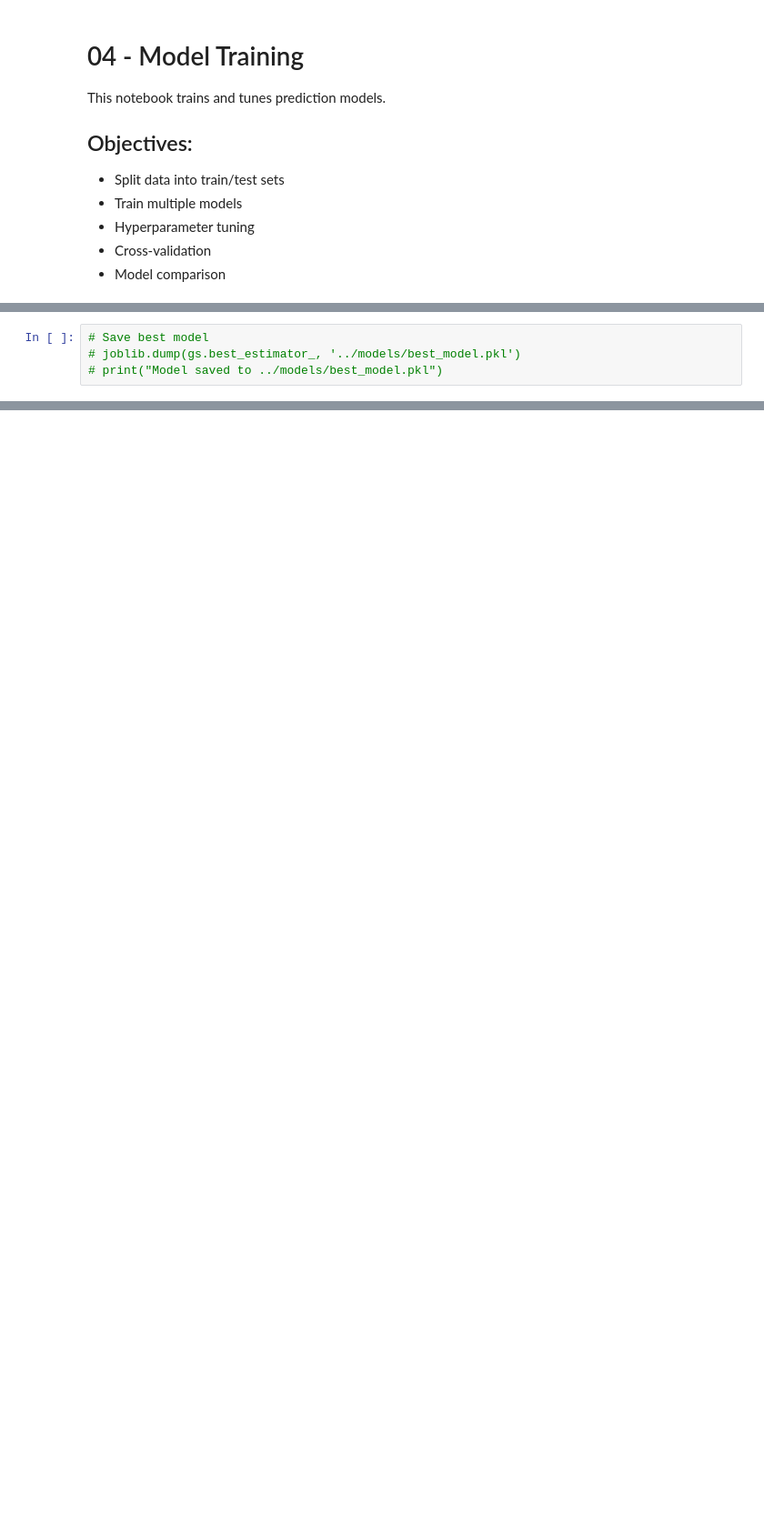
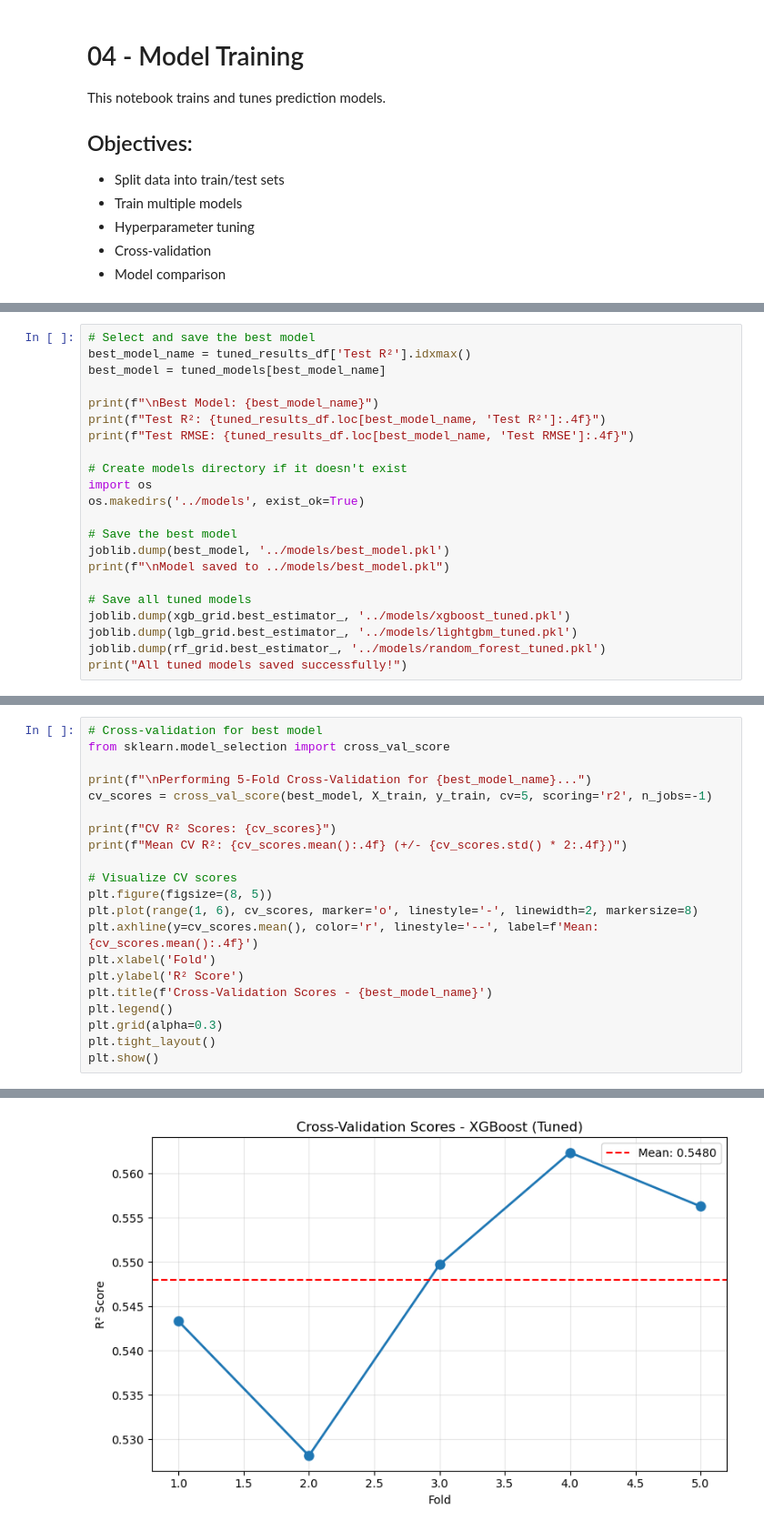
Before and after one commit to TThanhc/movie-revenue-predictor, a Jupyter notebook: notebooks/04_model_training.ipynb, the cells around one changed output, grey strips where cells are left out. Shown at 91% size. Cells and saved outputs as stored; diff of their text form; blank space fills up the shorter version.

```diff
--- a/notebooks/04_model_training.ipynb
+++ b/notebooks/04_model_training.ipynb
@@ -58,4 +377,22 @@ print(f"Data shape: {df.shape}")
 # %%
-# Save best model
-# joblib.dump(gs.best_estimator_, '../models/best_model.pkl')
-# print("Model saved to ../models/best_model.pkl")
+# Select and save the best model
+best_model_name = tuned_results_df['Test R²'].idxmax()
+best_model = tuned_models[best_model_name]
+
+print(f"\nBest Model: {best_model_name}")
+print(f"Test R²: {tuned_results_df.loc[best_model_name, 'Test R²']:.4f}")
+print(f"Test RMSE: {tuned_results_df.loc[best_model_name, 'Test RMSE']:.4f}")
+
+# Create models directory if it doesn't exist
+import os
+os.makedirs('../models', exist_ok=True)
+
+# Save the best model
+joblib.dump(best_model, '../models/best_model.pkl')
+print(f"\nModel saved to ../models/best_model.pkl")
+
+# Save all tuned models
+joblib.dump(xgb_grid.best_estimator_, '../models/xgboost_tuned.pkl')
+joblib.dump(lgb_grid.best_estimator_, '../models/lightgbm_tuned.pkl')
+joblib.dump(rf_grid.best_estimator_, '../models/random_forest_tuned.pkl')
+print("All tuned models saved successfully!")
@@ -61,0 +431,22 @@ print(f"Data shape: {df.shape}")
+# %%
+# Cross-validation for best model
+from sklearn.model_selection import cross_val_score
+
+print(f"\nPerforming 5-Fold Cross-Validation for {best_model_name}...")
+cv_scores = cross_val_score(best_model, X_train, y_train, cv=5, scoring='r2', n_jobs=-1)
+
+print(f"CV R² Scores: {cv_scores}")
+print(f"Mean CV R²: {cv_scores.mean():.4f} (+/- {cv_scores.std() * 2:.4f})")
+
+# Visualize CV scores
+plt.figure(figsize=(8, 5))
+plt.plot(range(1, 6), cv_scores, marker='o', linestyle='-', linewidth=2, markersize=8)
+plt.axhline(y=cv_scores.mean(), color='r', linestyle='--', label=f'Mean: {cv_scores.mean():.4f}')
+plt.xlabel('Fold')
+plt.ylabel('R² Score')
+plt.title(f'Cross-Validation Scores - {best_model_name}')
+plt.legend()
+plt.grid(alpha=0.3)
+plt.tight_layout()
+plt.show()
+# %% [output]
@@ -61,0 +456 @@ print(f"Data shape: {df.shape}")
+[figure, added]
```
Also changed, not shown: parts of 14 cells of this notebook.
